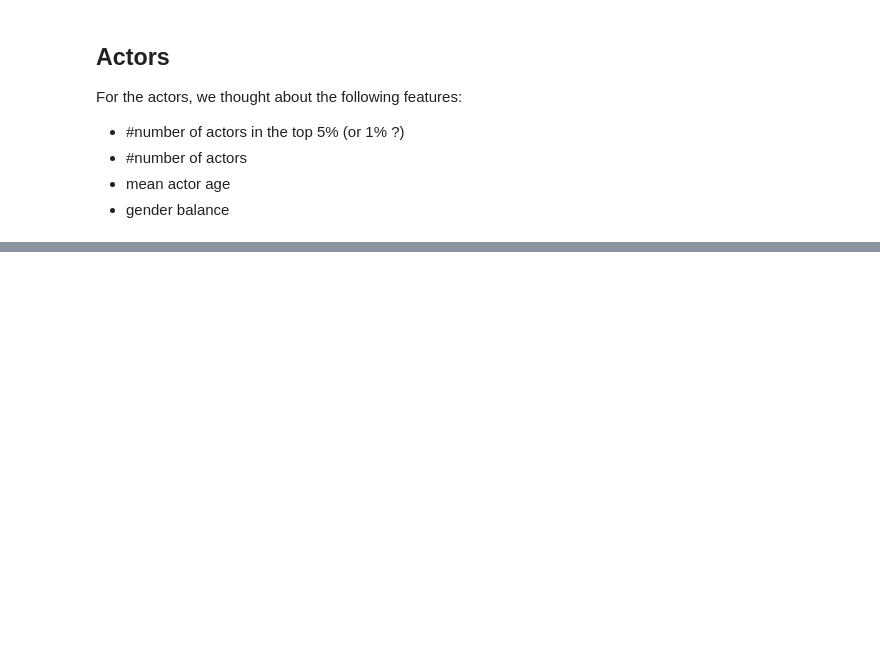
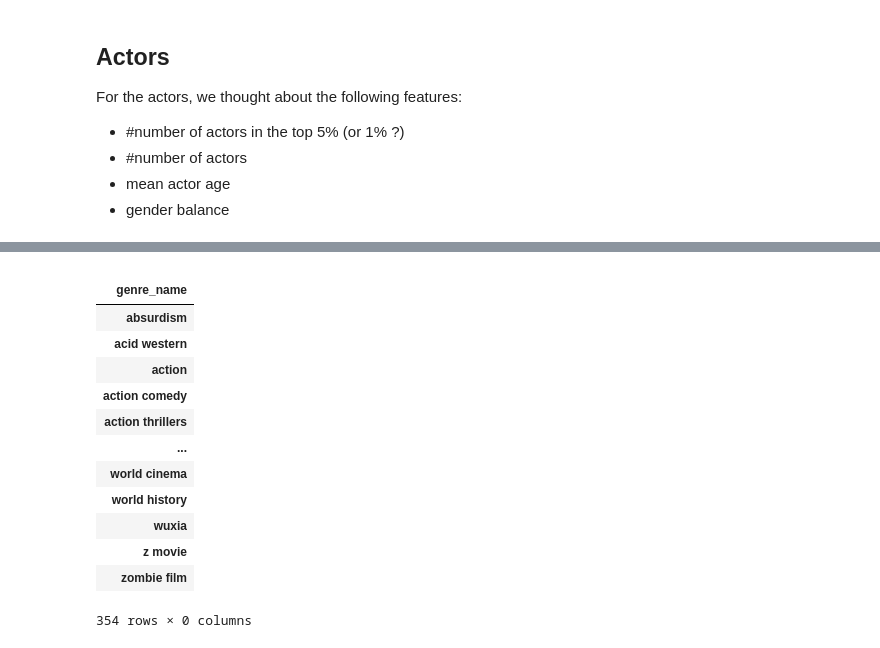
Before and after one commit to epfl-ada/ada-2022-project-zozoz, a Jupyter notebook: src/features_engineering/features_engineering.ipynb, the cells around one changed output, grey strips where cells are left out. Cells and saved outputs as stored; diff of their text form; code cells hidden in the pictures; blank space fills up the shorter version.

```diff
--- a/src/features_engineering/features_engineering.ipynb
+++ b/src/features_engineering/features_engineering.ipynb
@@ -188,0 +997,17 @@ sns.histplot(appears_in_df.groupby("actor_id")["movie_id"].count().values,ax=ax)
+# %%
+genre_df
+# %% [output]
+|  |
+| genre_name |
+| absurdism |
+| acid western |
+| action |
+| action comedy |
+| action thrillers |
+| ... |
+| world cinema |
+| world history |
+| wuxia |
+| z movie |
+| zombie film |
+354 rows × 0 columns
```
Also changed, not shown: parts of 20 cells of this notebook.
